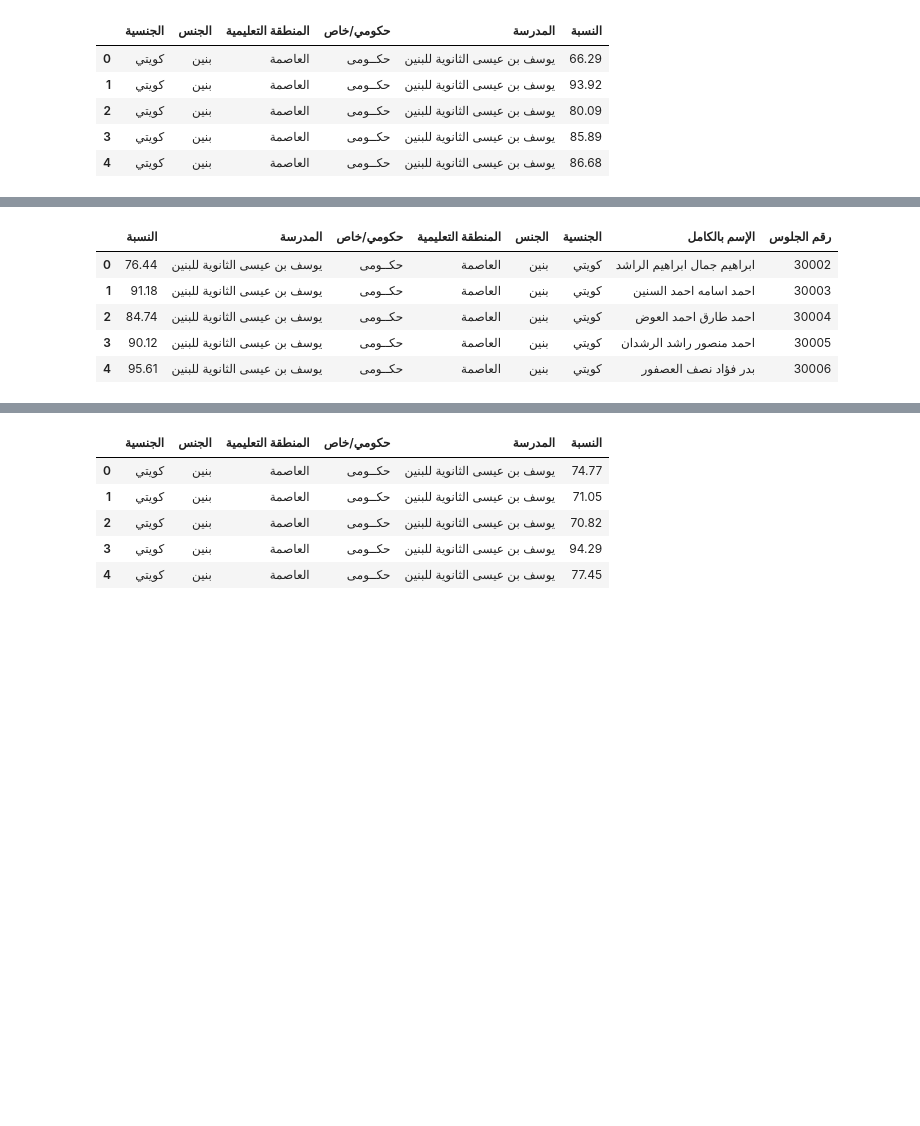
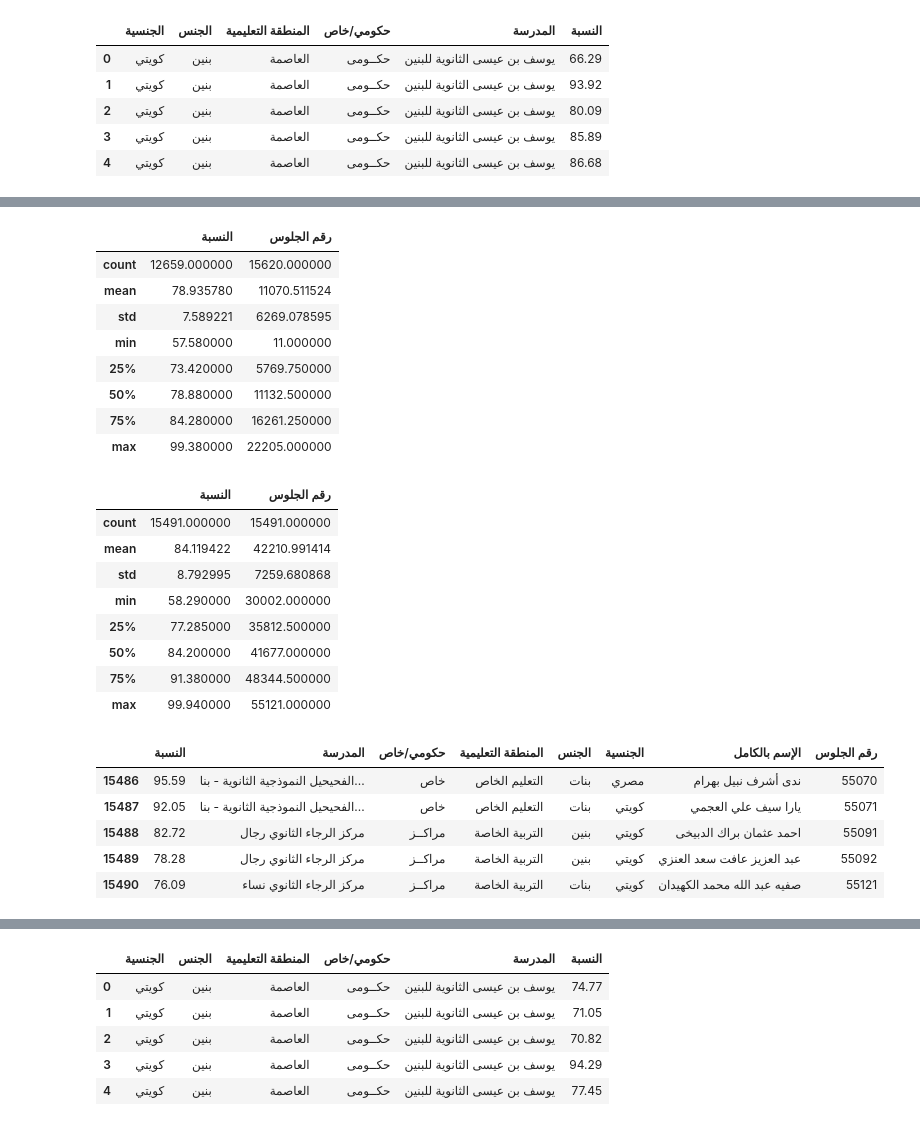
Before and after one commit to alsaibie/KuwaitEDUStats, a Jupyter notebook: sorted_data/DataCleaning.ipynb, the cells around one changed output, grey strips where cells are left out. Saved outputs shown, nothing was run; the diff lists cells and outputs as text; code cells hidden in the pictures; blank space fills up the shorter version.

```diff
--- a/sorted_data/DataCleaning.ipynb
+++ b/sorted_data/DataCleaning.ipynb
@@ -50,10 +50,11 @@ df_2018_Humanities_clean.to_csv("sorted_data/2018/2018_Humanities_clean.csv", se
 | 4 | كويتي | بنين | العاصمة | حكــومى | يوسف بن عيسى الثانوية للبنين | 86.68 |
 # %%
 #2017
-df_2017_Humanities_raw = pd.read_csv("sorted_data/2017/2017_Humanities_raw.csv")
-display(df_2017_Humanities_raw.head())
-
-df_2017_STEM_raw = pd.read_csv("sorted_data/2017/2017_STEM_raw.csv")
-display(df_2017_STEM_raw.head())
+df_2017_Humanities_raw = pd.read_csv("2017/2017_Humanities_raw.csv")
+display(df_2017_Humanities_raw.tail())
+display(df_2017_Humanities_raw.describe())
+df_2017_STEM_raw = pd.read_csv("2017/2017_STEM_raw.csv")
+display(df_2017_STEM_raw.describe())
+display(df_2017_STEM_raw.tail())
 # %% [output]
 |  | النسبة | النجاح | المدرسة | حكومي/خاص | المنطقة التعليمية | الجنس | الجنسية | الإسم بالكامل | رقم الجلوس |
@@ -65,9 +66,27 @@ display(df_2017_STEM_raw.head())
-|  | النسبة | المدرسة | حكومي/خاص | المنطقة التعليمية | الجنس | الجنسية | الإسم بالكامل | رقم الجلوس |
-| 0 | 76.44 | يوسف بن عيسى الثانوية للبنين | حكــومى | العاصمة | بنين | كويتي | ابراهيم جمال ابراهيم الراشد | 30002 |
-| 1 | 91.18 | يوسف بن عيسى الثانوية للبنين | حكــومى | العاصمة | بنين | كويتي | احمد اسامه احمد السنين | 30003 |
-| 2 | 84.74 | يوسف بن عيسى الثانوية للبنين | حكــومى | العاصمة | بنين | كويتي | احمد طارق احمد العوض | 30004 |
-| 3 | 90.12 | يوسف بن عيسى الثانوية للبنين | حكــومى | العاصمة | بنين | كويتي | احمد منصور راشد الرشدان | 30005 |
-| 4 | 95.61 | يوسف بن عيسى الثانوية للبنين | حكــومى | العاصمة | بنين | كويتي | بدر فؤاد نصف العصفور | 30006 |
+|  | النسبة | رقم الجلوس |
+| count | 12659.000000 | 15620.000000 |
+| mean | 78.935780 | 11070.511524 |
+| std | 7.589221 | 6269.078595 |
+| min | 57.580000 | 11.000000 |
+| 25% | 73.420000 | 5769.750000 |
+| 50% | 78.880000 | 11132.500000 |
+| 75% | 84.280000 | 16261.250000 |
+| max | 99.380000 | 22205.000000 |
+|  | النسبة | رقم الجلوس |
+| count | 15491.000000 | 15491.000000 |
+| mean | 84.119422 | 42210.991414 |
+| std | 8.792995 | 7259.680868 |
+| min | 58.290000 | 30002.000000 |
+| 25% | 77.285000 | 35812.500000 |
+| 50% | 84.200000 | 41677.000000 |
+| 75% | 91.380000 | 48344.500000 |
+| max | 99.940000 | 55121.000000 |
+|  | النسبة | المدرسة | حكومي/خاص | المنطقة التعليمية | الجنس | الجنسية | الإسم بالكامل | رقم الجلوس |
+| 15486 | 95.59 | الفحيحيل النموذجية الثانوية - بنا... | خاص | التعليم الخاص | بنات | مصري | ندى أشرف نبيل بهرام | 55070 |
+| 15487 | 92.05 | الفحيحيل النموذجية الثانوية - بنا... | خاص | التعليم الخاص | بنات | كويتي | يارا سيف علي العجمي | 55071 |
+| 15488 | 82.72 | مركز الرجاء الثانوي رجال | مراكــز | التربية الخاصة | بنين | كويتي | احمد عثمان براك الدبيخى | 55091 |
+| 15489 | 78.28 | مركز الرجاء الثانوي رجال | مراكــز | التربية الخاصة | بنين | كويتي | عبد العزيز عافت سعد العنزي | 55092 |
+| 15490 | 76.09 | مركز الرجاء الثانوي نساء | مراكــز | التربية الخاصة | بنات | كويتي | صفيه عبد الله محمد الكهيدان | 55121 |
 # %%
 df_2017_STEM_fliplr = df_2017_STEM_raw[df_2017_STEM_raw.columns[::-1]]
 df_2017_STEM_clean = df_2017_STEM_fliplr.drop(df_2017_STEM_fliplr.columns[[0,1]], axis=1)
```
Also changed, not shown: parts of 3 cells of this notebook, 6 other files.
